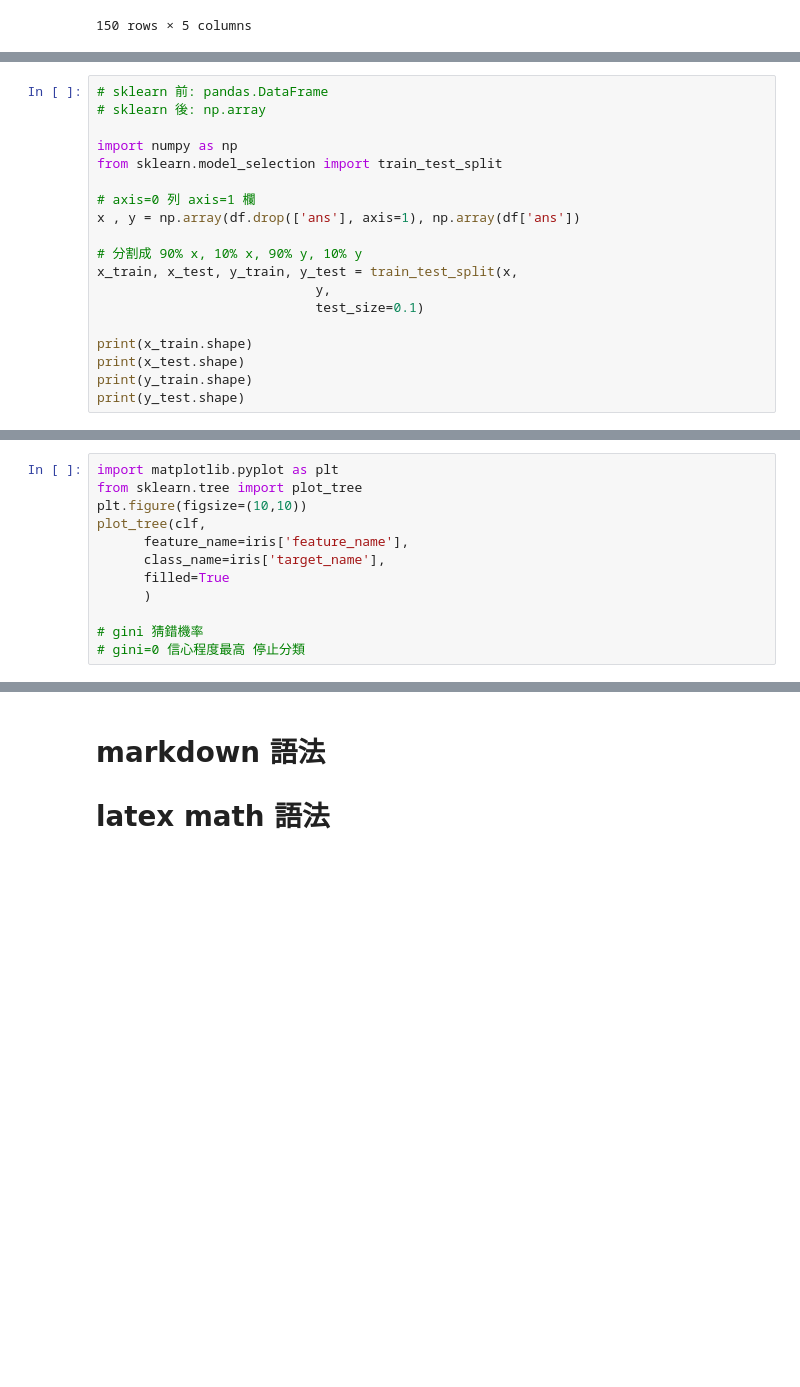
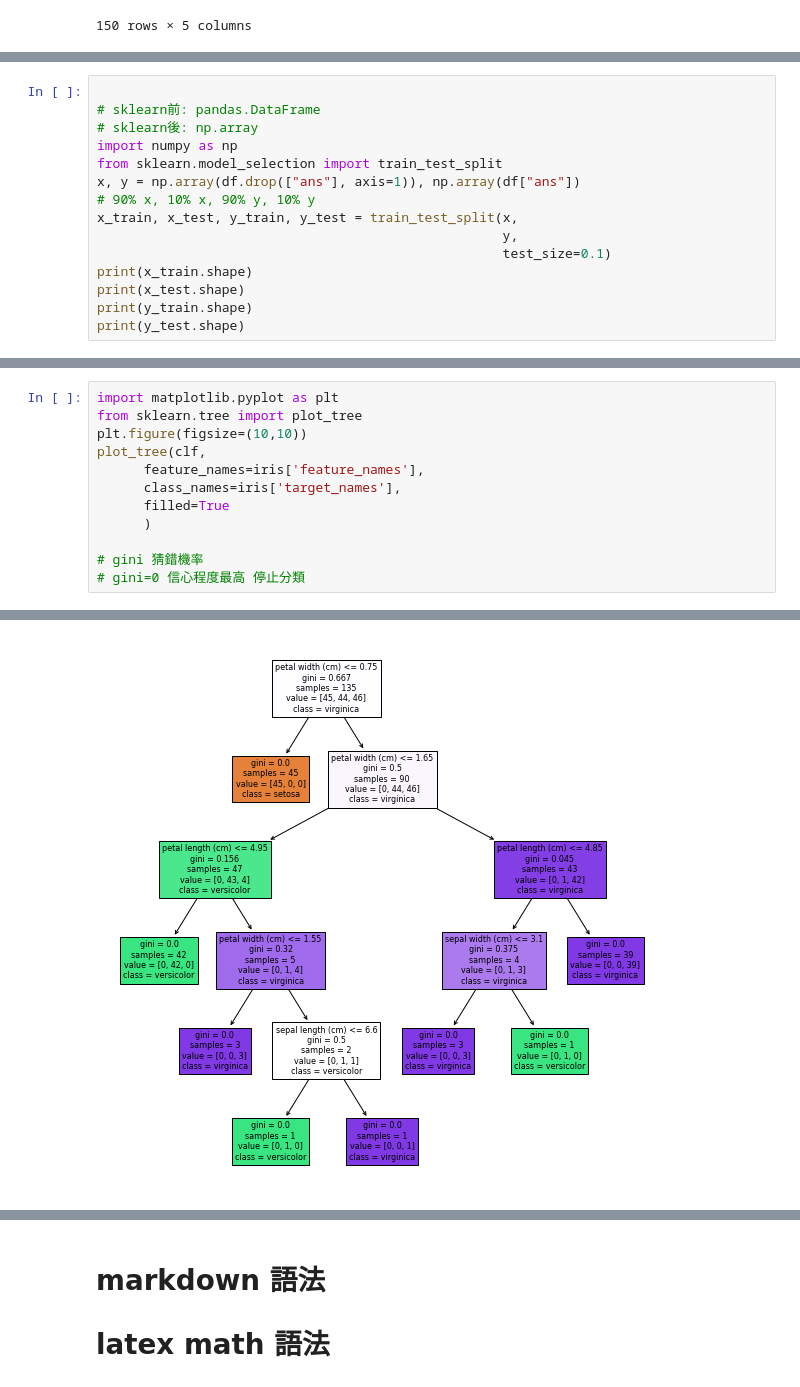
Before and after one commit to tim530712345/AI_-20210602, a Jupyter notebook: classification.ipynb, the cells around one changed output, grey strips where cells are left out. Saved outputs shown, nothing was run; the diff lists cells and outputs as text; blank space fills up the shorter version.

```diff
--- a/classification.ipynb
+++ b/classification.ipynb
@@ -31,18 +29,14 @@ SyntaxError: ignored
 # %%
-# sklearn 前: pandas.DataFrame
-# sklearn 後: np.array
 
+# sklearn前: pandas.DataFrame
+# sklearn後: np.array
 import numpy as np
 from sklearn.model_selection import train_test_split
-
-# axis=0 列 axis=1 欄
-x , y = np.array(df.drop(['ans'], axis=1), np.array(df['ans'])
-
-# 分割成 90% x, 10% x, 90% y, 10% y
+x, y = np.array(df.drop(["ans"], axis=1)), np.array(df["ans"])
+# 90% x, 10% x, 90% y, 10% y
 x_train, x_test, y_train, y_test = train_test_split(x,
-                            y,
-                            test_size=0.1)
-
+                                                    y,
+                                                    test_size=0.1)
 print(x_train.shape)
 print(x_test.shape)
 print(y_train.shape)
@@ -60,10 +62,11 @@ import matplotlib.pyplot as plt
 from sklearn.tree import plot_tree
 plt.figure(figsize=(10,10))
 plot_tree(clf,
-      feature_name=iris['feature_name'],
-      class_name=iris['target_name'],
+      feature_names=iris['feature_names'],
+      class_names=iris['target_names'],
       filled=True
       )
 
 # gini 猜錯機率
 # gini=0 信心程度最高 停止分類
+# %% [output]
@@ -70,2 +88,3 @@ plot_tree(clf,
+[figure, added]
 # %%
 # metrics 度量標準
```
Also changed, not shown: parts of 5 cells of this notebook.
